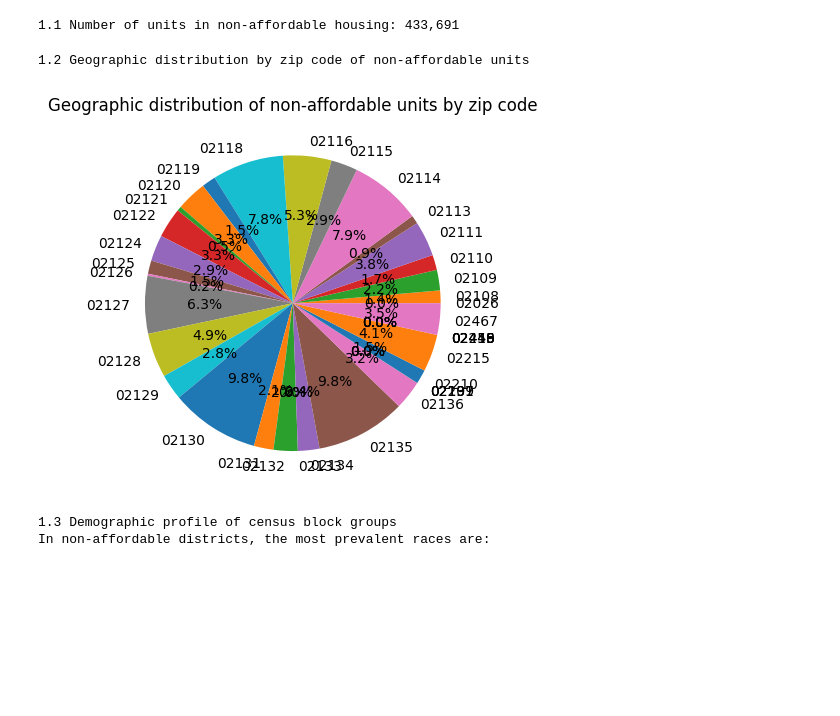
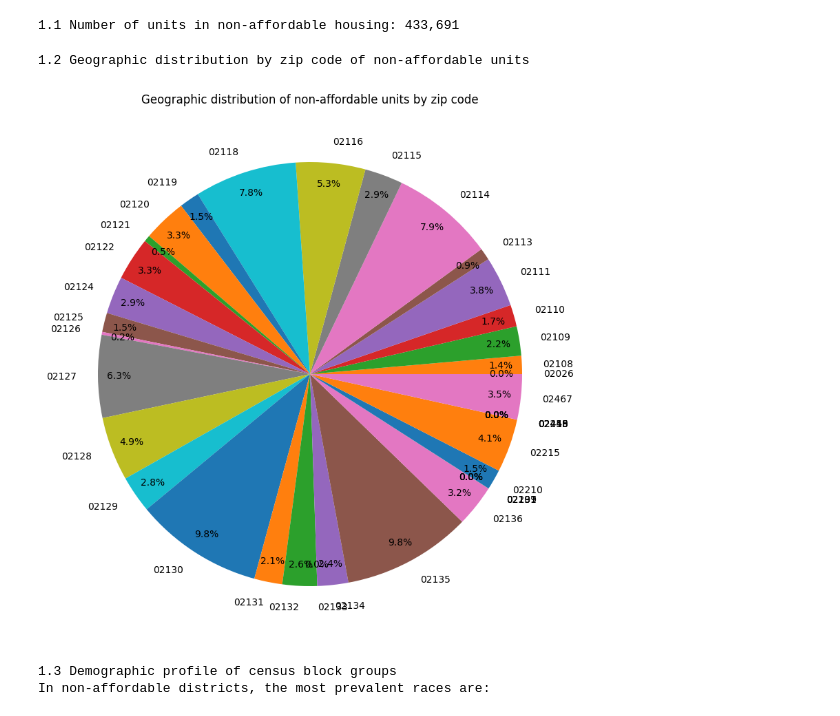
Before and after one commit to BU-Spark/ds-councilor-louijeune-small-landlord, a Jupyter notebook: fall22-team-4/src/3_questions.ipynb, the cells around one changed output. Drawn from its saved outputs; the diff is of its cells as text; code cells hidden in the pictures; blank space fills up the shorter version.

```diff
--- a/fall22-team-4/src/3_questions.ipynb
+++ b/fall22-team-4/src/3_questions.ipynb
@@ -57,14 +57,15 @@ print(f"1.1 Number of units in non-affordable housing: {num_units_non_affordable
 # %%
 # 1.2 Geographic distribution by zip code of non-affordable units
 print(f"1.2 Geographic distribution by zip code of non-affordable units")
 non_affordable_zip = non_affordable.groupby("ZIPCODE").sum(numeric_only=True)["RES_UNITS"]
 zip_codes = non_affordable_zip.index
-plt.pie(non_affordable_zip, labels=zip_codes, autopct='%1.1f%%')
+plt.figure(figsize=(20, 10))
+plt.pie(non_affordable_zip, labels=zip_codes, autopct='%1.1f%%', pctdistance=0.9)
 plt.title("Geographic distribution of non-affordable units by zip code")
 plt.show()
 # %% [output]
 1.2 Geographic distribution by zip code of non-affordable units
-[figure, old version]
+[figure, new version]
 # %%
 # 1.3 Demographic profile of census block groups (majority race, ethnicity, income)
 print(f"1.3 Demographic profile of census block groups")
```
Also changed, not shown: parts of 12 cells of this notebook, 24 other files.
